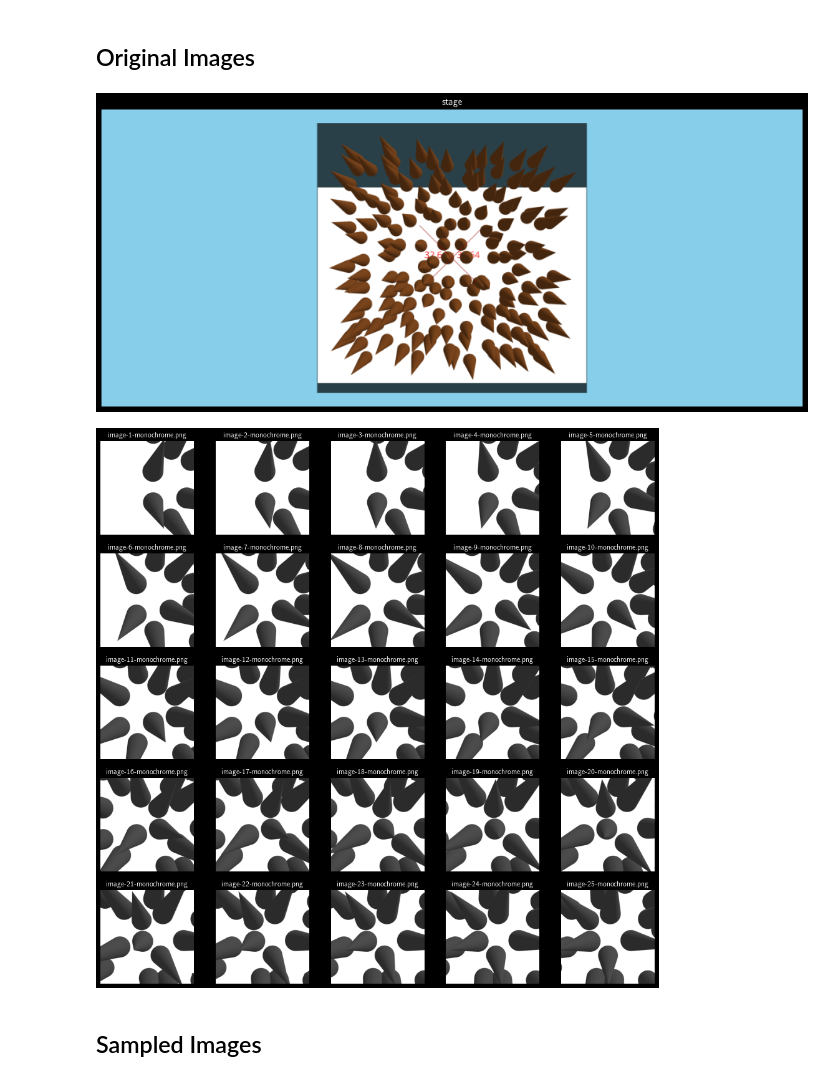
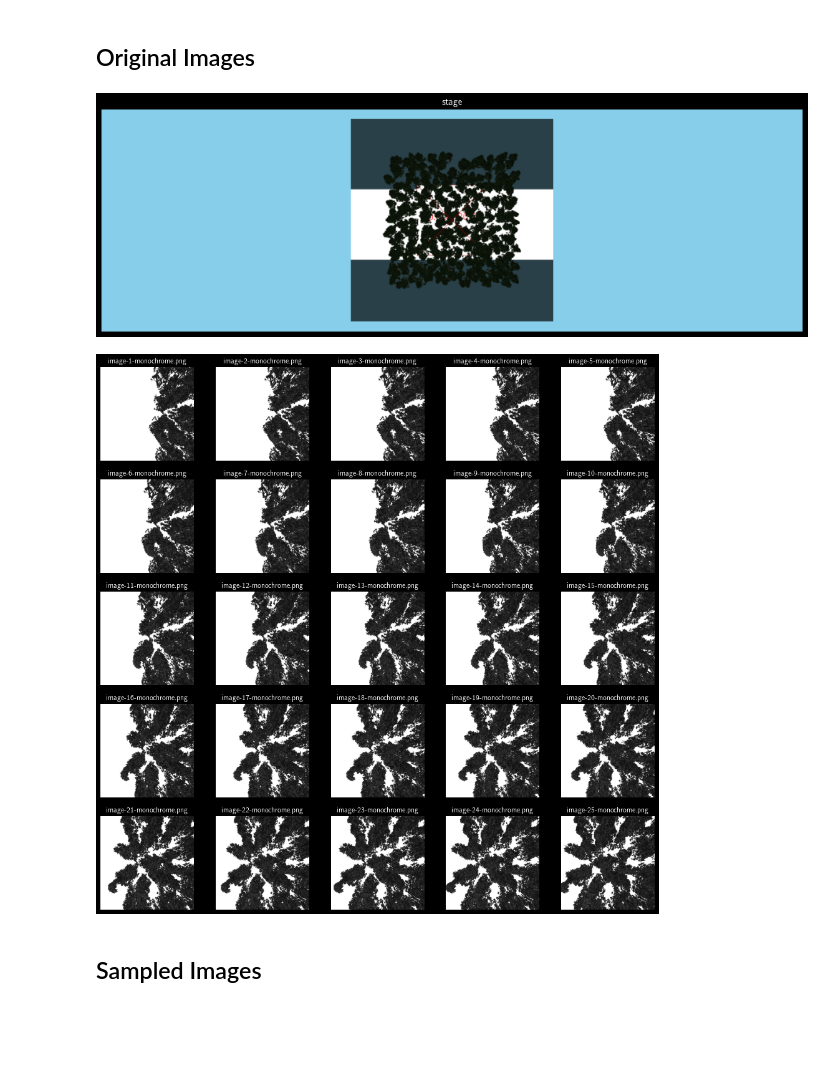
Before and after one commit to tensorware/aos-evaluation, a Jupyter notebook: process.ipynb, the cells around one changed output. Drawn from its saved outputs; the diff is of its cells as text; code cells hidden in the pictures; blank space fills up the shorter version.

```diff
--- a/process.ipynb
+++ b/process.ipynb
@@ -22,5 +16,8 @@ importlib.reload(ut);
 # %%
 dark_mode = True
 # %%
+warnings.filterwarnings('ignore')
 plt.rcParams['text.usetex'] = True
+plt.rcParams['figure.max_open_warning'] = 100
 plt.style.use(['dark_background' if dark_mode else 'default'])
+pd.set_option('display.max_colwidth', None)
@@ -32,6 +27,7 @@ pd.set_option('display.max_colwidth', None)
 ## Load
 # %%
 # load data
-path = os.path.join('data', 'input', 'v10*', '**', '*.zip')
-data = ut.load_data(path, limit=1)
+root = ut.get_value(json.load(open('settings.json')), 'data.input')
+path = os.path.join(root, 'forest-21', '*.zip')
+data = ut.load_data(path, limit=10)
 # %% [output]
@@ -46,6 +42,6 @@ extract /tmp/tmpe3jfb02y/AOS-Simulation-2021-09-11-13-16-12
 # %%
 # select simulation
-index = 4
+index = 0
 simulation = list(data.keys())[index]
 print('simulations:\n', '\n '.join([f'{i:02d}: ' + (f'{x} [x]' if x == simulation else x) for i, x in enumerate(list(data.keys()))]))
 # %% [output]
@@ -153,14 +149,14 @@ subsamples: {
 # %%
 fig, ax = plt.subplots(figsize=(16, 8))
 
 # plot stage image
 ut.plot_image(ax, data[simulation]['stage'], 'stage')
 
 # plot first images
-ut.plot_images(df_images['data'], df_images['name']);
+_ = ut.plot_images(df_images['data'], df_images['name'])
 # %% [output]
-[figure, old version]
+[figure, new version]
-[figure, old version]
+[figure, new version]
 # %% [markdown]
 ## Sampled Images
 # %%
```
Also changed, not shown: parts of 17 cells of this notebook, 5 other files.
